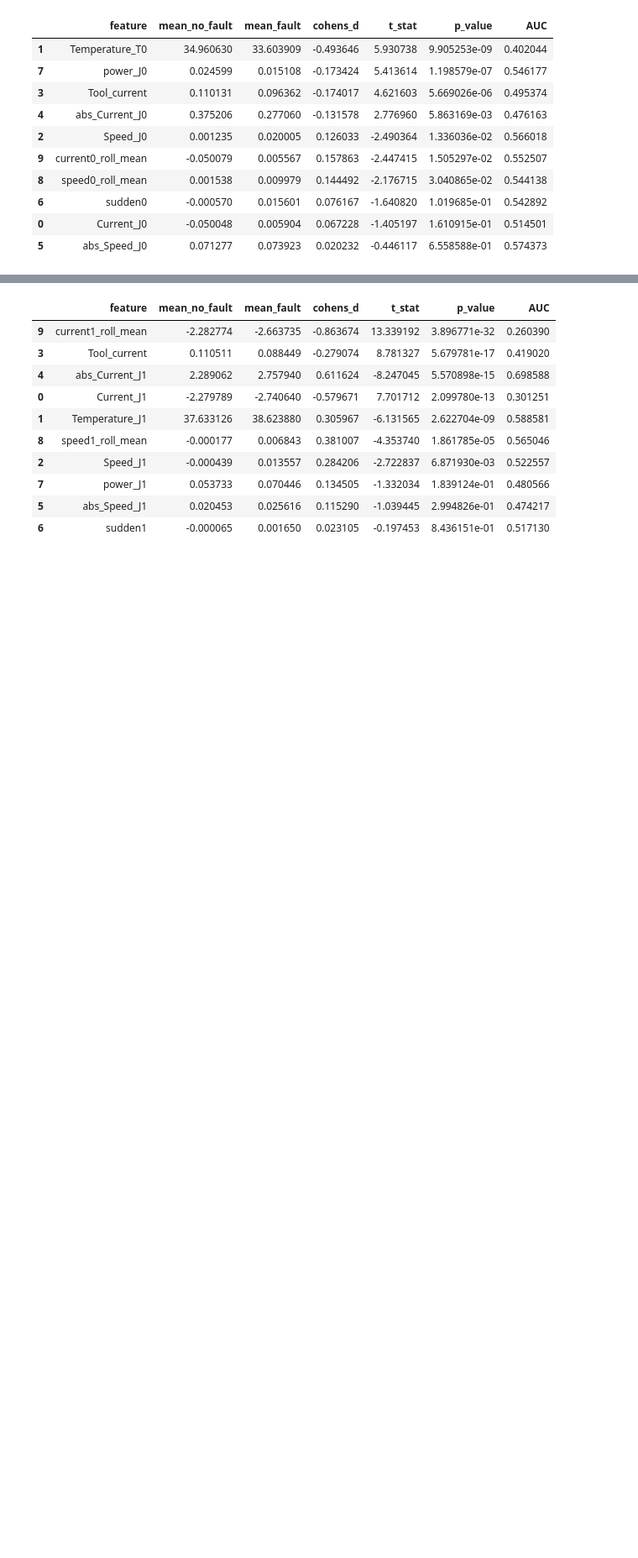
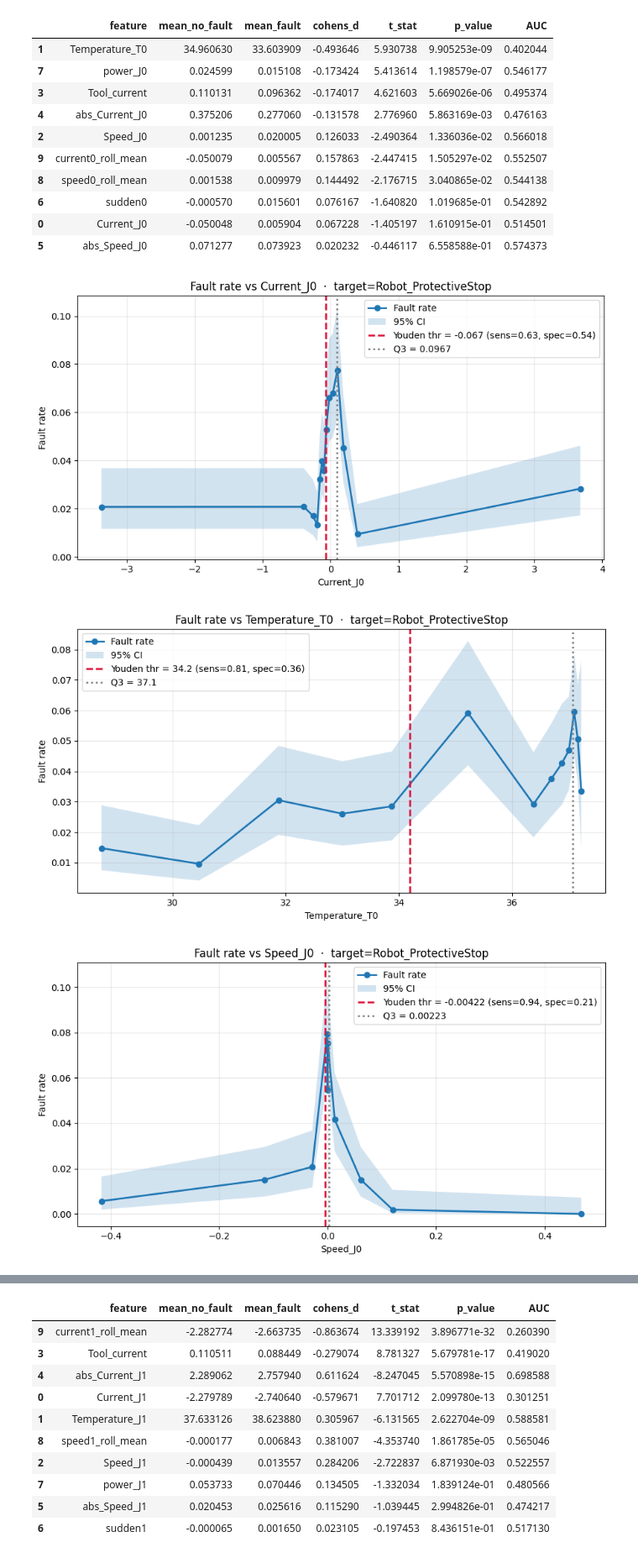
Before and after one commit to faridahamid/Robo-Fault, a Jupyter notebook: check.ipynb, the cells around one changed output, grey strips where cells are left out. Shown at 84% size. Saved outputs shown, nothing was run; the diff lists cells and outputs as text; code cells hidden in the pictures; blank space fills up the shorter version.

Commit message:
Thresholds

```diff
--- a/check.ipynb
+++ b/check.ipynb
@@ -320,0 +372,13 @@ uni_grip
+# %%
+features = ["Current_J0","Temperature_T0","Speed_J0","Tool_current"]
+results = []
+for f in features:
+    results.append(
+        threshold_plot(df_joint0_stop_clean, f, target="Robot_ProtectiveStop",
+                       bins=14, min_count=40, quantile_bins=True, show_q3=True)
+    )
+pd.DataFrame(results)
+# %% [output]
+[figure, added]
+[figure, added]
+[figure, added]
```
Also changed, not shown: parts of 17 cells of this notebook.
